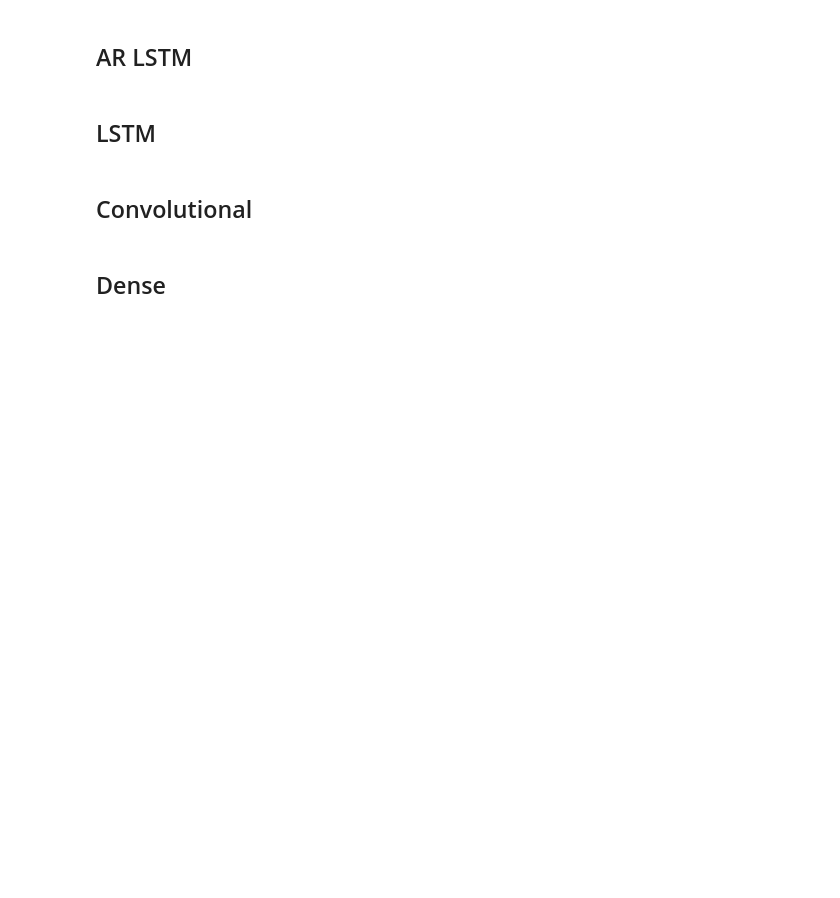
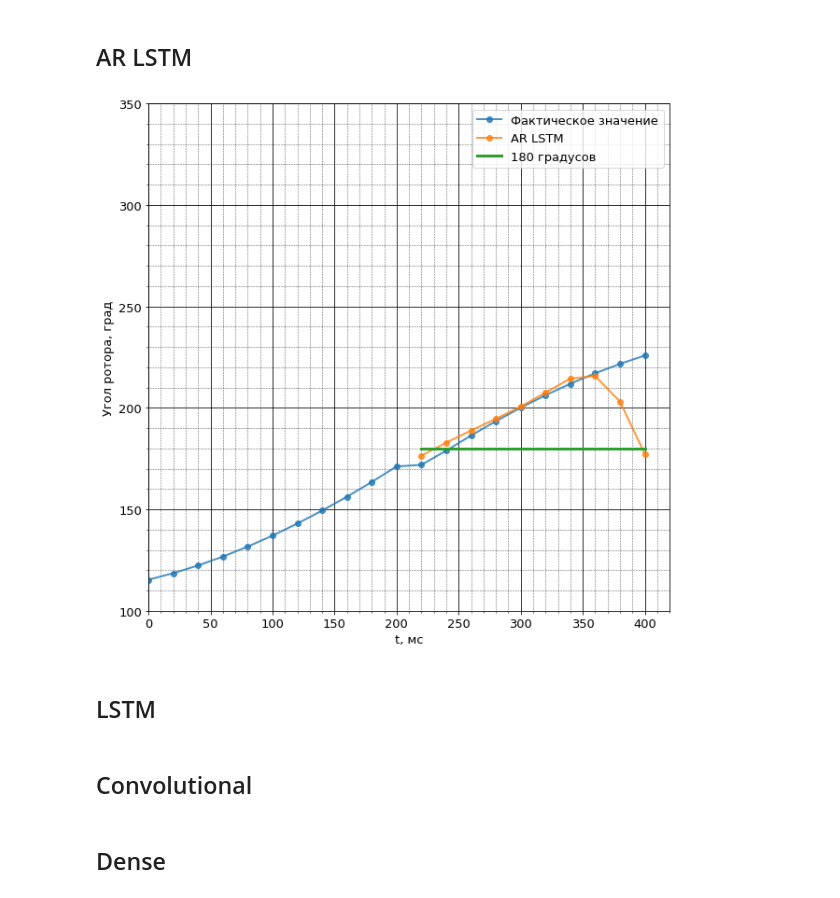
Before and after one commit to TamoshkinIvan/BKR, a Jupyter notebook: data_proc_before_kz.ipynb, the cells around one changed output. Saved outputs shown, nothing was run; the diff lists cells and outputs as text; code cells hidden in the pictures; blank space fills up the shorter version.

```diff
--- a/data_proc_before_kz.ipynb
+++ b/data_proc_before_kz.ipynb
@@ -873,6 +875,54 @@ predictions_DF_ar = pd.DataFrame(data=predictions, columns = ['delta', 'w'])
 #Произведем денормализацию
 predictions_DF_ar = (predictions_DF_ar * train_std) + train_mean
 #display(predictions_DF)
+# %%
+#predictions_DF['delta'].plot()
+time_input = np.array(range(0,420,20))
+time_input_pred = np.array(range(220,420,20))
+limit = np.full((10), 180)
+
+fig, axes = plt.subplots()
+
+fig.set_figwidth(10)
+fig.set_figheight(10)
+
+axes.plot(time_input, test_csv['delta'], 'o-', label = 'Фактическое значение', linewidth = 2, alpha=0.8)
+axes.plot(time_input_pred, predictions_DF_ar['delta'], 'o-',label = 'AR LSTM', linewidth = 2, alpha=0.8)
+#plt.plot(time_input_pred, predictions_DF_lstm['delta'], 'o-',label = 'LSTM', linewidth = 2, alpha=0.8)
+#plt.plot(time_input_pred, predictions_DF_conv['delta'], 'o-',label = 'Conv', linewidth = 2, alpha=0.8)
+#plt.plot(time_input_pred, predictions_DF_dense['delta'], 'o-',label = 'Dense', linewidth = 2, alpha=0.8)
+#plt.plot(time_input_pred, predictions_DF_lin['delta'], 'o-',label = 'Linear', linewidth = 2, alpha=0.8)
+axes.plot(time_input_pred, limit, linewidth = 3, label = '180 градусов')
+
+plt.ylim(100,350)
+plt.xlim(0,420)
+
+#Добавим оси
+plt.xlabel('t, мс',fontsize=13)
+plt.ylabel('Угол ротора, град',fontsize=13)
+
+#Добавим решетку
+axes.grid(which='major',
+        color = 'k',
+        linewidth = 0.8)
+
+axes.grid(which='minor',
+        color = 'k',
+        linestyle = ':',
+         linewidth = 0.6)
+
+axes.minorticks_on()
+
+
+axes.legend(fontsize=13)
+
+plt.xticks(fontsize=13)
+plt.yticks(fontsize=13)
+plt.show()
+
+fig.savefig('predict.png', dpi=300, facecolor='white')
+# %% [output]
+[figure, added]
 # %% [markdown]
 ## LSTM
 # %%
```
Also changed, not shown: parts of 4 cells of this notebook.
